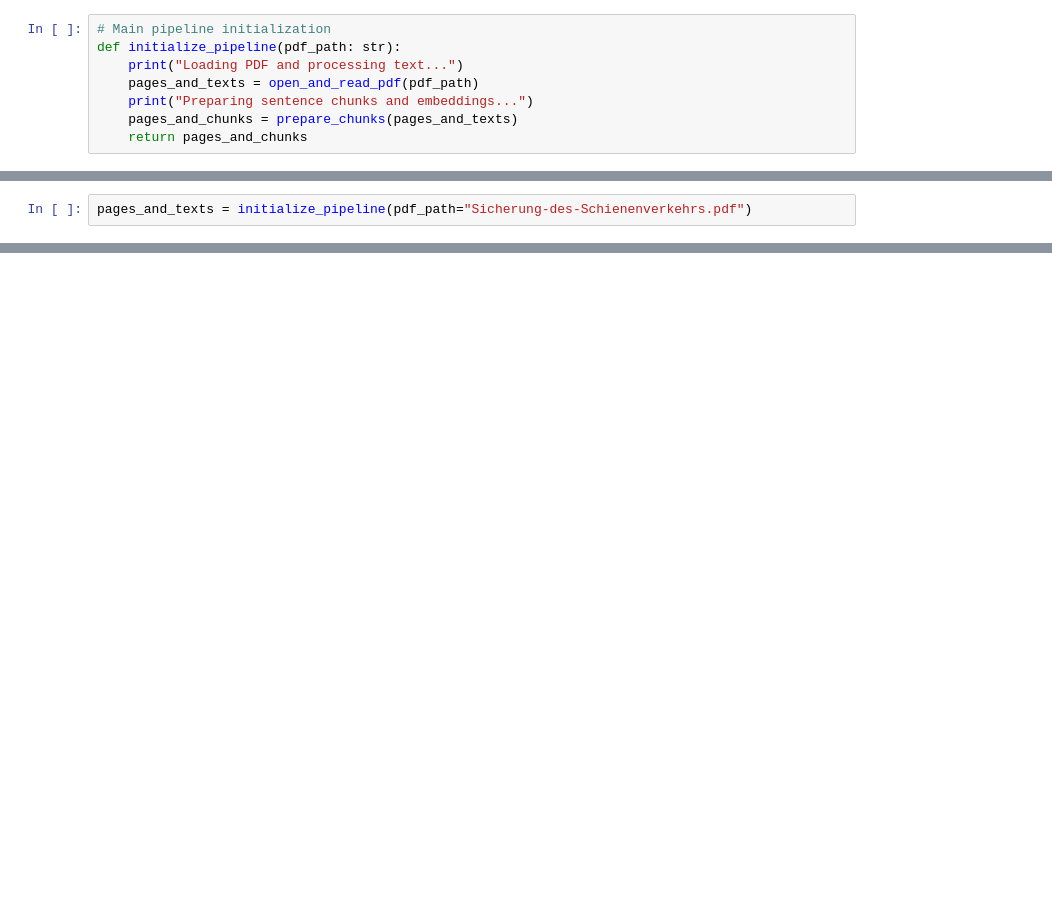
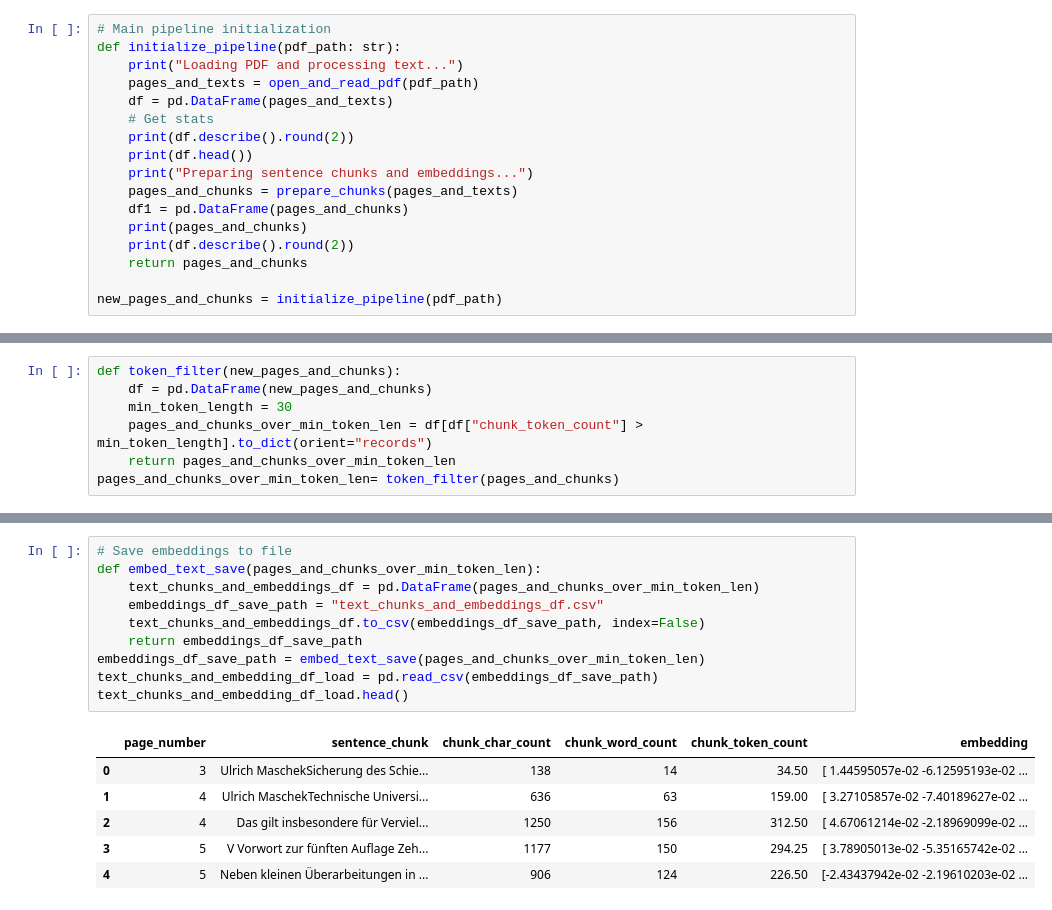
Before and after one commit to wasilina83/RAGst, a Jupyter notebook: simple-local-rag-main/Untitled.ipynb, the cells around one changed output, grey strips where cells are left out. Drawn from its saved outputs; the diff is of its cells as text; blank space fills up the shorter version.

```diff
--- a/simple-local-rag-main/Untitled.ipynb
+++ b/simple-local-rag-main/Untitled.ipynb
@@ -77,6 +167,15 @@ def prepare_chunks(pages_and_texts: list[dict], chunk_size=10):
 def initialize_pipeline(pdf_path: str):
     print("Loading PDF and processing text...")
     pages_and_texts = open_and_read_pdf(pdf_path)
+    df = pd.DataFrame(pages_and_texts)
+    # Get stats
+    print(df.describe().round(2))
+    print(df.head())
     print("Preparing sentence chunks and embeddings...")
     pages_and_chunks = prepare_chunks(pages_and_texts)
+    df1 = pd.DataFrame(pages_and_chunks)
+    print(pages_and_chunks)
+    print(df.describe().round(2))
     return pages_and_chunks
+
+new_pages_and_chunks = initialize_pipeline(pdf_path)
@@ -83,2 +202,7 @@ def initialize_pipeline(pdf_path: str):
 # %%
-pages_and_texts = initialize_pipeline(pdf_path="Sicherung-des-Schienenverkehrs.pdf")
+def token_filter(new_pages_and_chunks):
+    df = pd.DataFrame(new_pages_and_chunks)
+    min_token_length = 30
+    pages_and_chunks_over_min_token_len = df[df["chunk_token_count"] > min_token_length].to_dict(orient="records")
+    return pages_and_chunks_over_min_token_len
+pages_and_chunks_over_min_token_len= token_filter(pages_and_chunks)
@@ -87,0 +227,17 @@ Preparing sentence chunks and embeddings...
+# %%
+# Save embeddings to file
+def embed_text_save(pages_and_chunks_over_min_token_len):
+    text_chunks_and_embeddings_df = pd.DataFrame(pages_and_chunks_over_min_token_len)
+    embeddings_df_save_path = "text_chunks_and_embeddings_df.csv"
+    text_chunks_and_embeddings_df.to_csv(embeddings_df_save_path, index=False)
+    return embeddings_df_save_path
+embeddings_df_save_path = embed_text_save(pages_and_chunks_over_min_token_len)
+text_chunks_and_embedding_df_load = pd.read_csv(embeddings_df_save_path)
+text_chunks_and_embedding_df_load.head()
+# %% [output]
+|  | page_number | sentence_chunk | chunk_char_count | chunk_word_count | chunk_token_count | embedding |
+| 0 | 3 | Ulrich MaschekSicherung des Schie... | 138 | 14 | 34.50 | [ 1.44595057e-02 -6.12595193e-02 ... |
+| 1 | 4 | Ulrich MaschekTechnische Universi... | 636 | 63 | 159.00 | [ 3.27105857e-02 -7.40189627e-02 ... |
+| 2 | 4 | Das gilt insbesondere für Verviel... | 1250 | 156 | 312.50 | [ 4.67061214e-02 -2.18969099e-02 ... |
+| 3 | 5 | V Vorwort zur fünften Auflage Zeh... | 1177 | 150 | 294.25 | [ 3.78905013e-02 -5.35165742e-02 ... |
+| 4 | 5 | Neben kleinen Überarbeitungen in ... | 906 | 124 | 226.50 | [-2.43437942e-02 -2.19610203e-02 ... |
```
Also changed, not shown: parts of 31 cells of this notebook, 2 other files.
